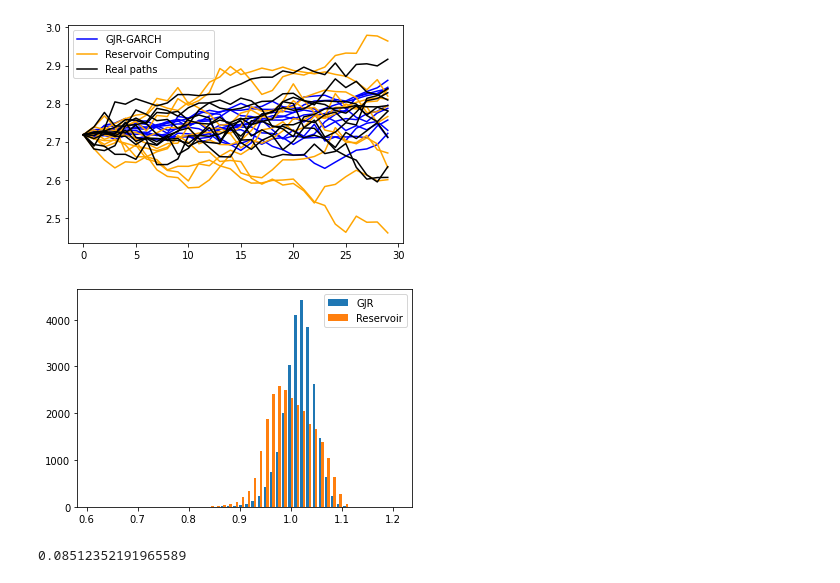
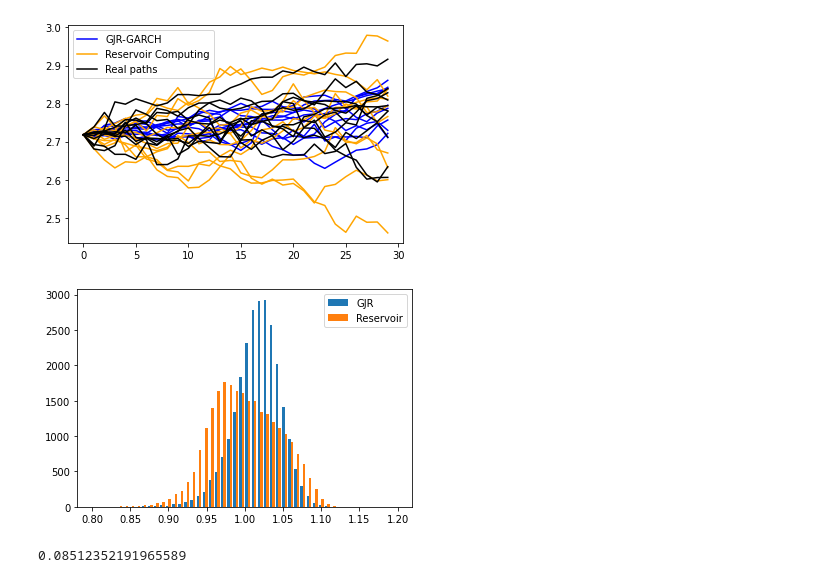
Before and after one commit to svenspa/FML, a Jupyter notebook: compare-sim-paths.ipynb, the cells around one changed output. Drawn from its saved outputs; the diff is of its cells as text; code cells hidden in the pictures.

Commit message:
changed range in graphic

```diff
--- a/compare-sim-paths.ipynb
+++ b/compare-sim-paths.ipynb
@@ -142,11 +142,11 @@ for i in np.arange(1, 100):
 # %%
 h1 = np.exp(torch.cat(gjr).squeeze()[:, -1].numpy())
 h2 = np.exp(torch.cat(res).squeeze()[:, -1].numpy())
-plt.hist([h1, h2], bins=50, label=["GJR", "Reservoir"], )
+plt.hist([h1, h2], bins=50, label=["GJR", "Reservoir"], range=(0.8, 1.2))
 plt.legend();
 plt.savefig("marketfinaldistribution.eps")
 # %% [output]
-[figure, old version]
+[figure, new version]
 # %%
 pd.DataFrame(np.exp(gjr_x.squeeze().numpy())).T.diff().dropna().std().mean() * np.sqrt(252)
 # %% [output]
```
Also changed, not shown: parts of 2 cells of this notebook.
